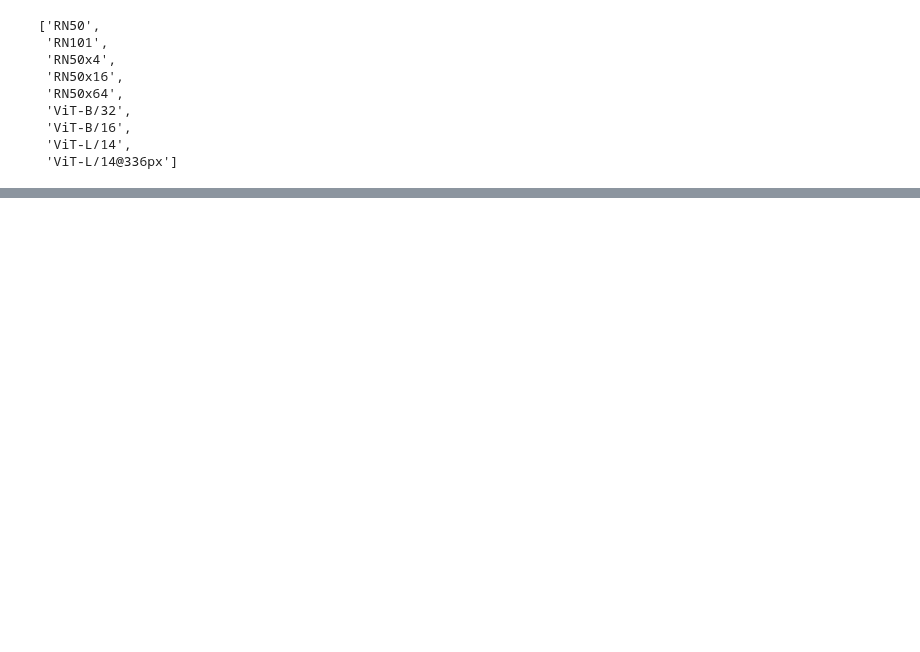
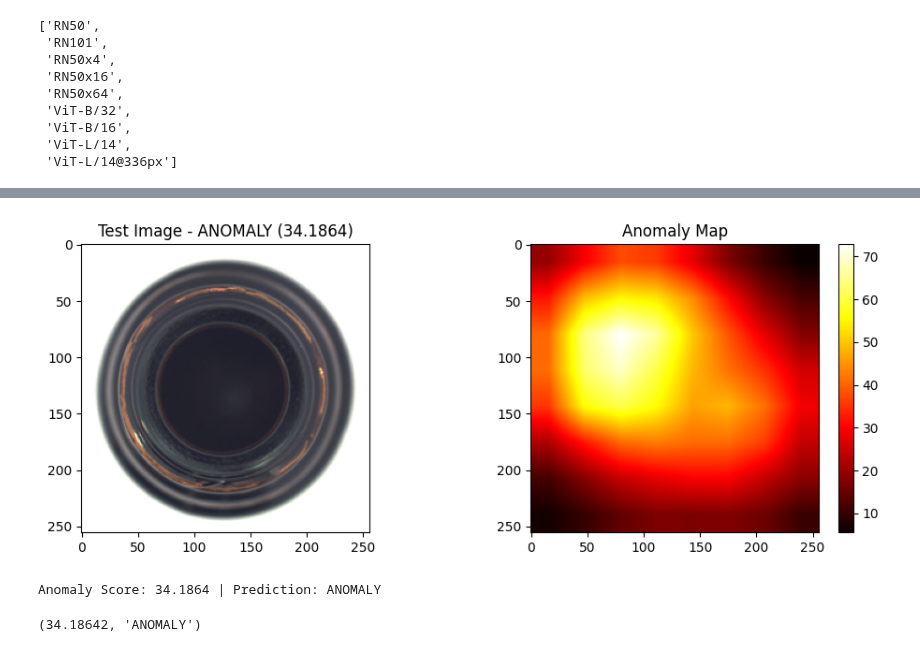
Before and after one commit to Abdulmathin-shaik/Kaggle, a Jupyter notebook: mvtec-ad-clip-faiss.ipynb, the cells around one changed output, grey strips where cells are left out. Cells and saved outputs as stored; diff of their text form; code cells hidden in the pictures; blank space fills up the shorter version.

```diff
--- a/mvtec-ad-clip-faiss.ipynb
+++ b/mvtec-ad-clip-faiss.ipynb
@@ -146,0 +745,19 @@ Top 10 likely defects:
+# %%
+def compute_threshold(model, dataloader, multiplier=3.0):
+    scores = []
+    model.eval()
+    with torch.no_grad():
+        for imgs, _ in dataloader:
+            imgs = imgs.to(device)
+            amaps = model(imgs).squeeze().cpu().numpy()
+            if amaps.ndim == 2:
+                scores.append(amaps.mean())
+            else:
+                for amap in amaps:
+                    scores.append(amap.mean())
+    scores = np.array(scores)
+    threshold = np.mean(scores) + multiplier * np.std(scores)
+    print(f"Computed threshold: {threshold:.4f}")
+    return threshold
+# %%
+threshold = compute_threshold(model, train_loader)
@@ -146,0 +766,61 @@ Top 10 likely defects:
+# %%
+# def infer(model, img_path):
+#     model.eval()
+#     img = Image.open(img_path).convert("RGB")
+#     img_tensor = transform(img).unsqueeze(0).to(device)
+
+#     with torch.no_grad():
+#         anomaly_map = model(img_tensor)
+#         anomaly_map = anomaly_map.squeeze().cpu().numpy()
+
+#     img = np.array(img.resize((IMG_SIZE, IMG_SIZE)))
+
+#     plt.figure(figsize=(12, 4))
+#     plt.subplot(1, 2, 1)
+#     plt.imshow(img)
+#     plt.title("Test Image")
+
+#     plt.subplot(1, 2, 2)
+#     plt.imshow(anomaly_map, cmap='hot')
+#     plt.title("Anomaly Map")
+#     plt.colorbar()
+#     plt.show()
+def infer(model, img_path, threshold=threshold):
+    model.eval()
+    img = Image.open(img_path).convert("RGB")
+    img_tensor = transform(img).unsqueeze(0).to(device)
+
+    with torch.no_grad():
+        anomaly_map = model(img_tensor)
+        anomaly_map = anomaly_map.squeeze().cpu().numpy()
+
+    # Simple image-level anomaly score: max or mean of anomaly map
+    image_score = anomaly_map.mean()
+
+    # Prediction
+    is_anomaly = image_score > threshold
+    label = "ANOMALY" if is_anomaly else "NORMAL"
+
+    # Show
+    img = np.array(img.resize((IMG_SIZE, IMG_SIZE)))
+
+    plt.figure(figsize=(12, 4))
+    plt.subplot(1, 2, 1)
+    plt.imshow(img)
+    plt.title(f"Test Image - {label} ({image_score:.4f})")
+
+    plt.subplot(1, 2, 2)
+    plt.imshow(anomaly_map, cmap='hot')
+    plt.title("Anomaly Map")
+    plt.colorbar()
+    plt.show()
+
+    print(f"Anomaly Score: {image_score:.4f} | Prediction: {label}")
+    return image_score, label
+
+# Example use:
+infer(model, '/kaggle/input/mvtec-ad/bottle/test/good/010.png')
+# %% [output]
+[figure, added]
+Anomaly Score: 34.1864 | Prediction: ANOMALY
+(34.18642, 'ANOMALY')
```
Also changed, not shown: parts of 48 cells of this notebook.
